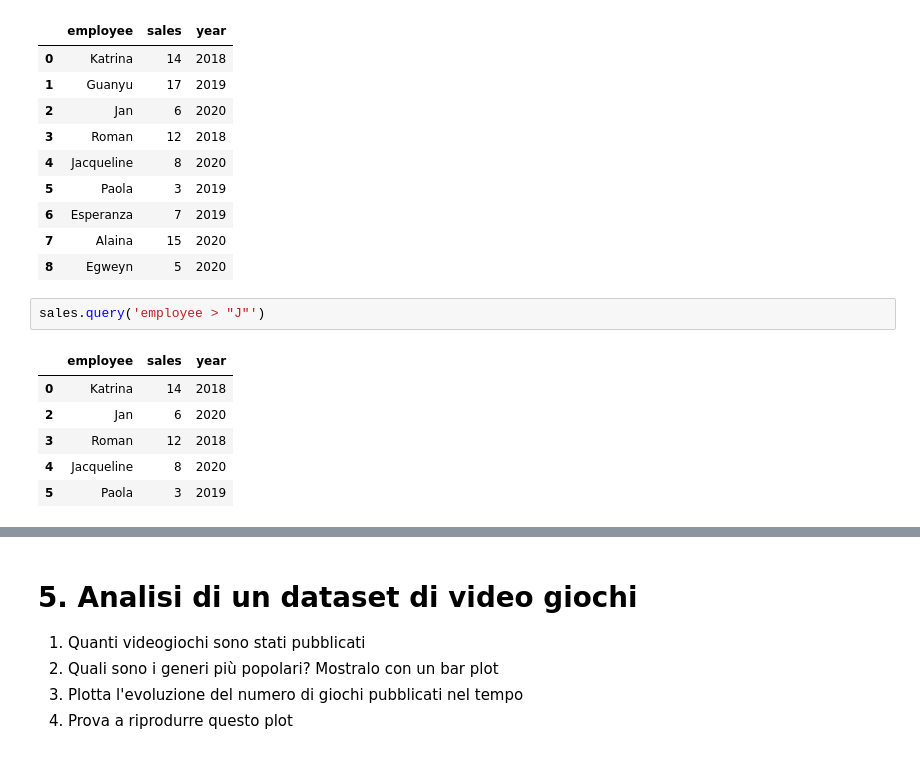
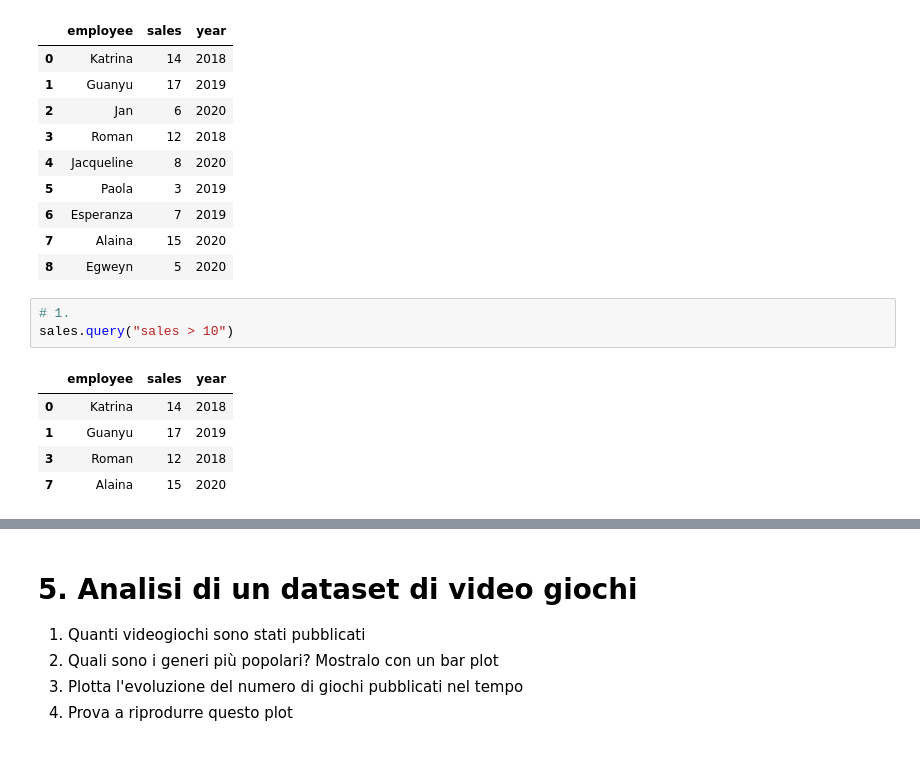
Before and after one commit to mattialuvisetto/ProgrammingLab, a Jupyter notebook: ESERCIZILAB2/6.4_Esericzi.ipynb, the cells around one changed output, grey strips where cells are left out. Cells and saved outputs as stored; diff of their text form.

```diff
--- a/ESERCIZILAB2/6.4_Esericzi.ipynb
+++ b/ESERCIZILAB2/6.4_Esericzi.ipynb
@@ -44,12 +44,12 @@ sales
 | 6 | Esperanza | 7 | 2019 |
 | 7 | Alaina | 15 | 2020 |
 | 8 | Egweyn | 5 | 2020 |
-# %%
-sales.query('employee > "J"')
-# %% [output]
-|  | employee | sales | year |
-| 0 | Katrina | 14 | 2018 |
-| 2 | Jan | 6 | 2020 |
-| 3 | Roman | 12 | 2018 |
-| 4 | Jacqueline | 8 | 2020 |
-| 5 | Paola | 3 | 2019 |
+# %%
+# 1.
+sales.query("sales > 10")
+# %% [output]
+|  | employee | sales | year |
+| 0 | Katrina | 14 | 2018 |
+| 1 | Guanyu | 17 | 2019 |
+| 3 | Roman | 12 | 2018 |
+| 7 | Alaina | 15 | 2020 |
```
Also changed, not shown: parts of 6 cells of this notebook.
